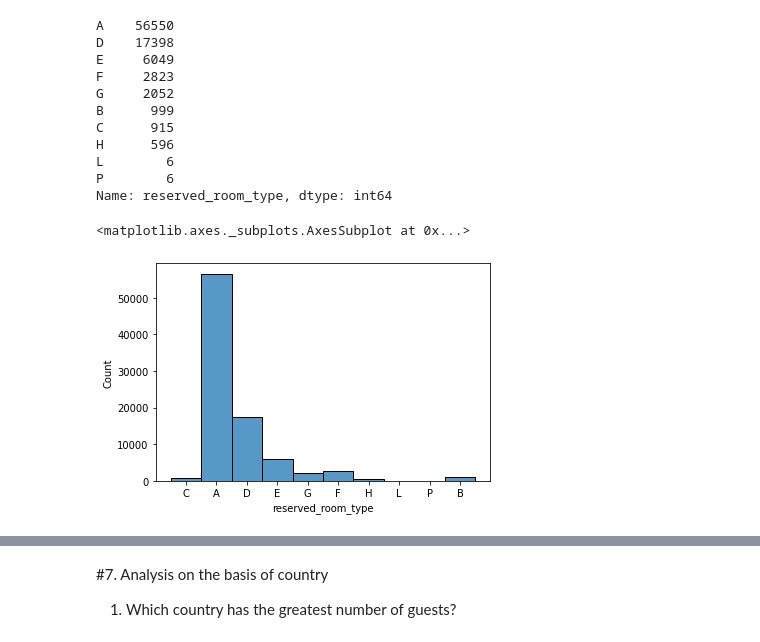
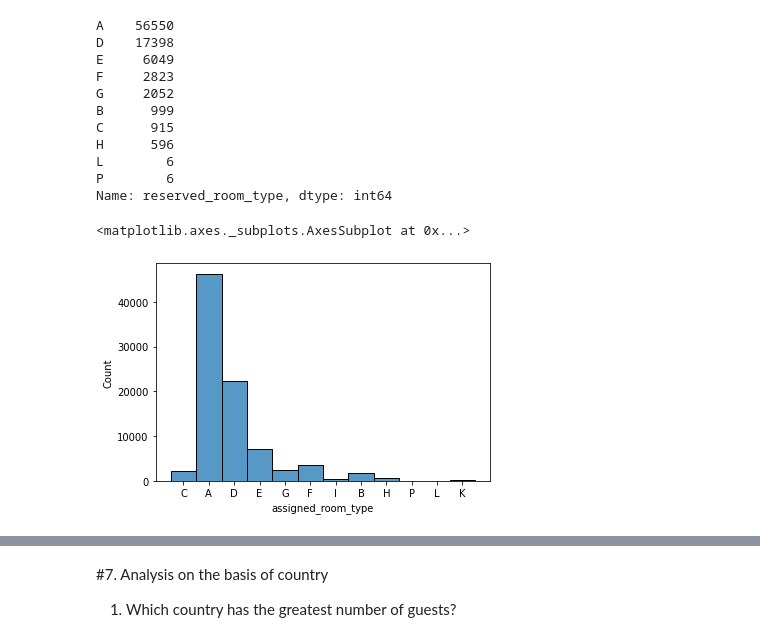
Before and after one commit to niteshavagabond/Hotel-Booking-analysis, a Jupyter notebook: Hotel_Booking_Analysis_Capstone_Project.ipynb, the cells around one changed output, grey strips where cells are left out. Saved outputs shown, nothing was run; the diff lists cells and outputs as text; code cells hidden in the pictures.

```diff
--- a/Hotel_Booking_Analysis_Capstone_Project.ipynb
+++ b/Hotel_Booking_Analysis_Capstone_Project.ipynb
@@ -307,7 +307,7 @@ sns.heatmap(hdf1,annot = True,fmt='.2f', annot_kws={'size': 10},  vmax=.8, squar
 df=hdf[['hotel','booking_cancel_status','lead_time','no_of_days_in_waiting_list','reserved_room_type','assigned_room_type',
         'meal_type','arrival_date_year','arrival_date_month','arrival_month_year','country','distribution_channel',
         'required_no_of_car_parking_space','no_of_adults','no_of_children','repeated_guest_status','no_of_babies',
-        'total_no_in_group','total_no_of_stays','total_no_of_special_requests','customer_type','adr']]
+        'total_no_in_group','total_no_of_stays','total_no_of_special_requests','customer_type','deposit_type','adr']]
 # %%
 df.head()
 # %% [output]
@@ -506,7 +581,7 @@ L        6
 P        6
 Name: reserved_room_type, dtype: int64
 # %%
-sns.histplot(df['reserved_room_type'])
+sns.histplot(df['assigned_room_type'])
 # %% [output]
 <matplotlib.axes._subplots.AxesSubplot at 0x...>
-[figure, old version]
+[figure, new version]
```
Also changed, not shown: parts of 20 cells of this notebook.
